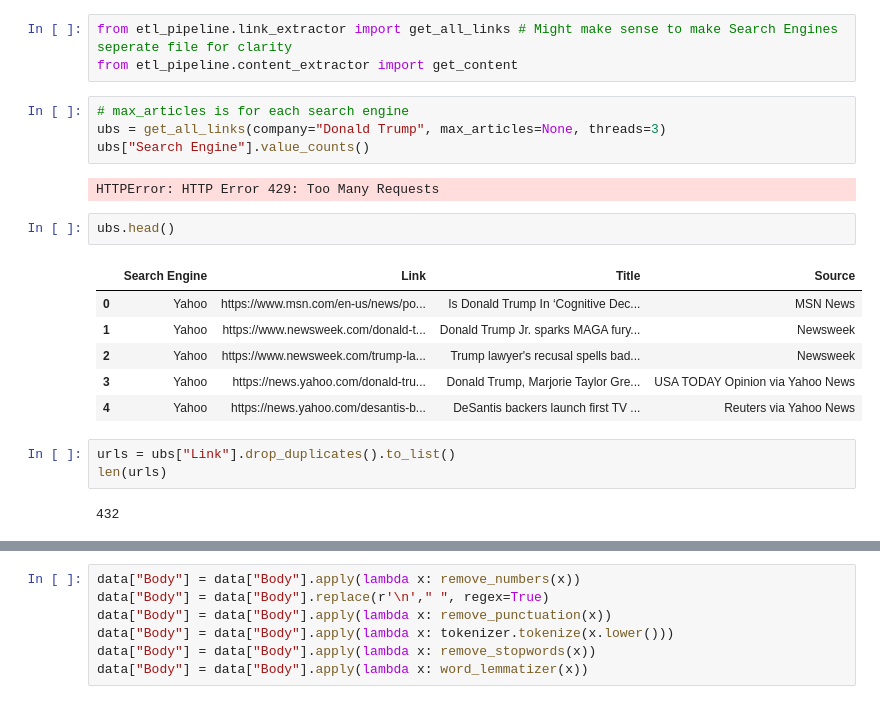
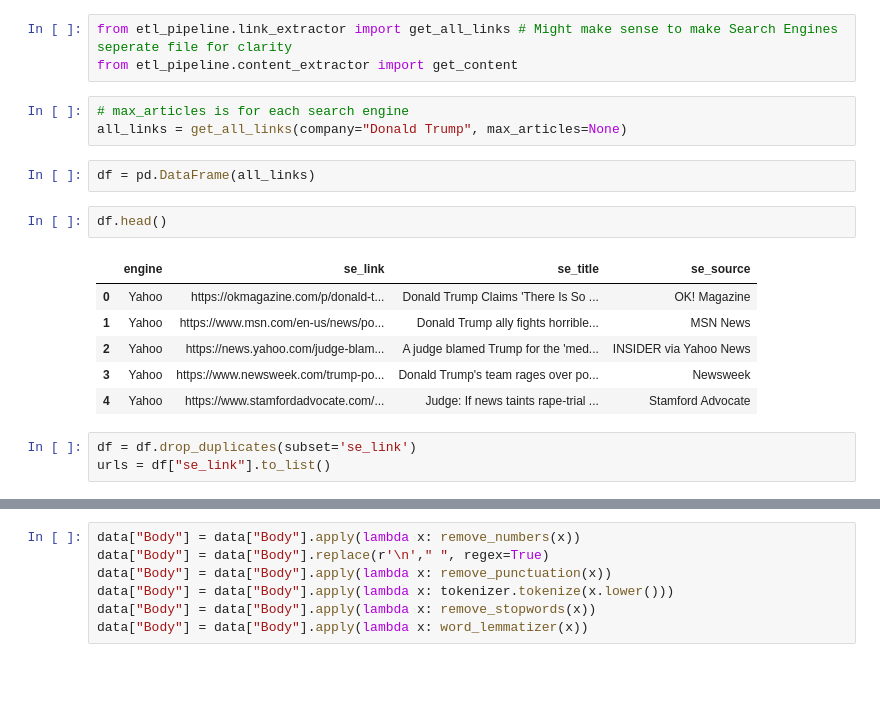
Before and after one commit to CAPSTONE-MIBA-G03/MIBA-2023-CAPSTONE-RB-NLP, a Jupyter notebook: ETL_Testing.ipynb, the cells around one changed output, grey strips where cells are left out. Saved outputs shown, nothing was run; the diff lists cells and outputs as text; blank space fills up the shorter version.

```diff
--- a/ETL_Testing.ipynb
+++ b/ETL_Testing.ipynb
@@ -294,22 +294,19 @@ from etl_pipeline.link_extractor import get_all_links # Might make sense to make
 from etl_pipeline.content_extractor import get_content
 # %%
 # max_articles is for each search engine
-ubs = get_all_links(company="Donald Trump", max_articles=None, threads=3)
-ubs["Search Engine"].value_counts()
+all_links = get_all_links(company="Donald Trump", max_articles=None)
-# %% [output]
-HTTPError: HTTP Error 429: Too Many Requests
+# %%
+df = pd.DataFrame(all_links)
 # %%
-ubs.head()
+df.head()
 # %% [output]
-|  | Search Engine | Link | Title | Source |
-| 0 | Yahoo | https://www.msn.com/en-us/news/po... | Is Donald Trump In ‘Cognitive Dec... | MSN News |
-| 1 | Yahoo | https://www.newsweek.com/donald-t... | Donald Trump Jr. sparks MAGA fury... | Newsweek |
-| 2 | Yahoo | https://www.newsweek.com/trump-la... | Trump lawyer's recusal spells bad... | Newsweek |
-| 3 | Yahoo | https://news.yahoo.com/donald-tru... | Donald Trump, Marjorie Taylor Gre... | USA TODAY Opinion via Yahoo News |
-| 4 | Yahoo | https://news.yahoo.com/desantis-b... | DeSantis backers launch first TV ... | Reuters via Yahoo News |
+|  | engine | se_link | se_title | se_source |
+| 0 | Yahoo | https://okmagazine.com/p/donald-t... | Donald Trump Claims 'There Is So ... | OK! Magazine |
+| 1 | Yahoo | https://www.msn.com/en-us/news/po... | Donald Trump ally fights horrible... | MSN News |
+| 2 | Yahoo | https://news.yahoo.com/judge-blam... | A judge blamed Trump for the 'med... | INSIDER via Yahoo News |
+| 3 | Yahoo | https://www.newsweek.com/trump-po... | Donald Trump's team rages over po... | Newsweek |
+| 4 | Yahoo | https://www.stamfordadvocate.com/... | Judge: If news taints rape-trial ... | Stamford Advocate |
-# %%
-urls = ubs["Link"].drop_duplicates().to_list()
-len(urls)
-# %% [output]
-432
+# %%
+df = df.drop_duplicates(subset='se_link')
+urls = df["se_link"].to_list()
 # %%
```
Also changed, not shown: parts of 8 cells of this notebook, 2 other files.
